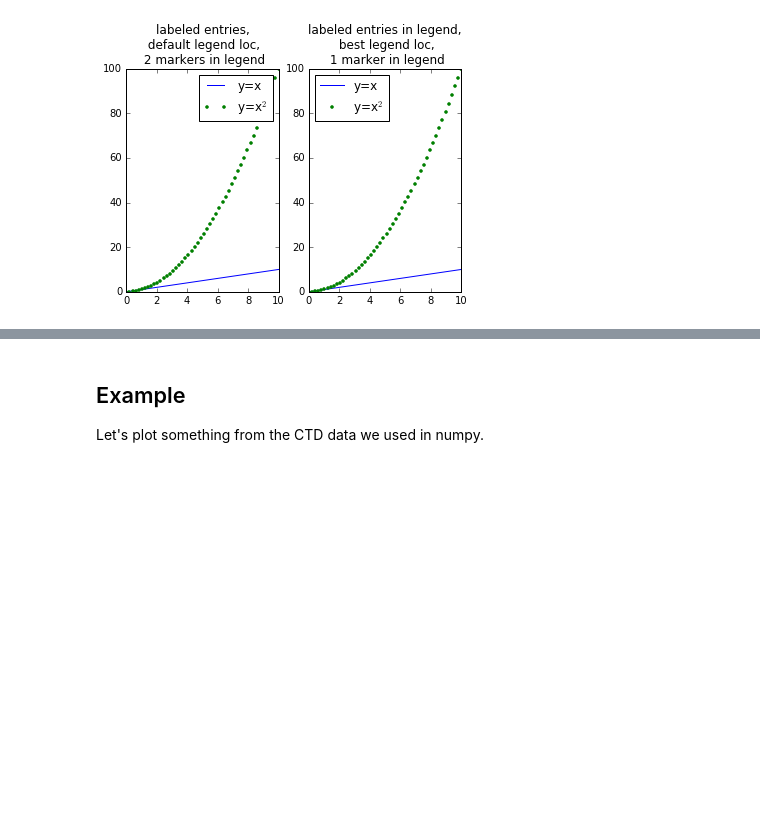
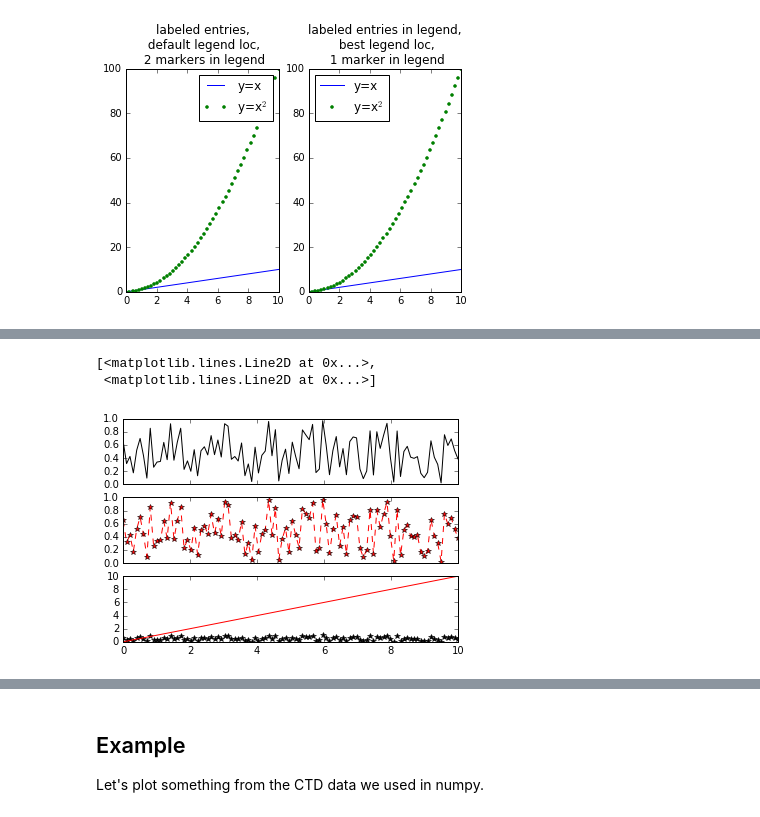
Before and after one commit to hetland/python4geosciences_OLD, a Jupyter notebook: materials/04 matplotlib.ipynb, the cells around one changed output, grey strips where cells are left out. Cells and saved outputs as stored; diff of their text form; code cells hidden in the pictures; blank space fills up the shorter version.

Commit message:
more matplotlib

```diff
--- a/materials/04 matplotlib.ipynb
+++ b/materials/04 matplotlib.ipynb
@@ -440,0 +430,12 @@ For more control, need to use keyword arguments. For example, unless you want to
+# %%
+x = np.linspace(0, 10, 100)
+y = np.random.rand(100)
+
+fig, axes = plt.subplots(3, 1, sharex=True)
+axes[0].plot(x, y, 'k-')  # Plots with a black line
+axes[1].plot(x, y, 'r*--')  # Plots with a red dashed line with stars
+axes[2].plot(x, y, 'k*', x, x, 'r')  # can plot more than one line with one call without keywords
+# %% [output]
+[<matplotlib.lines.Line2D at 0x...>,
+ <matplotlib.lines.Line2D at 0x...>]
+[figure, added]
```
Also changed, not shown: parts of 49 cells of this notebook.
